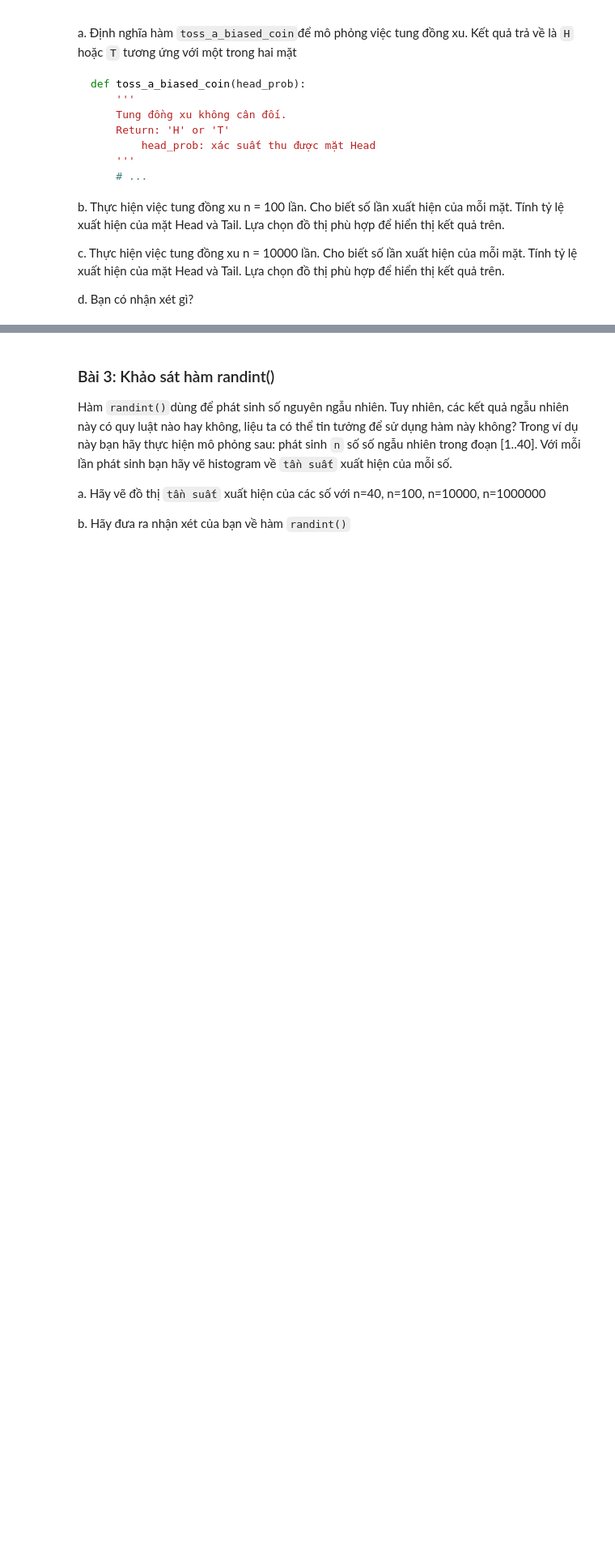
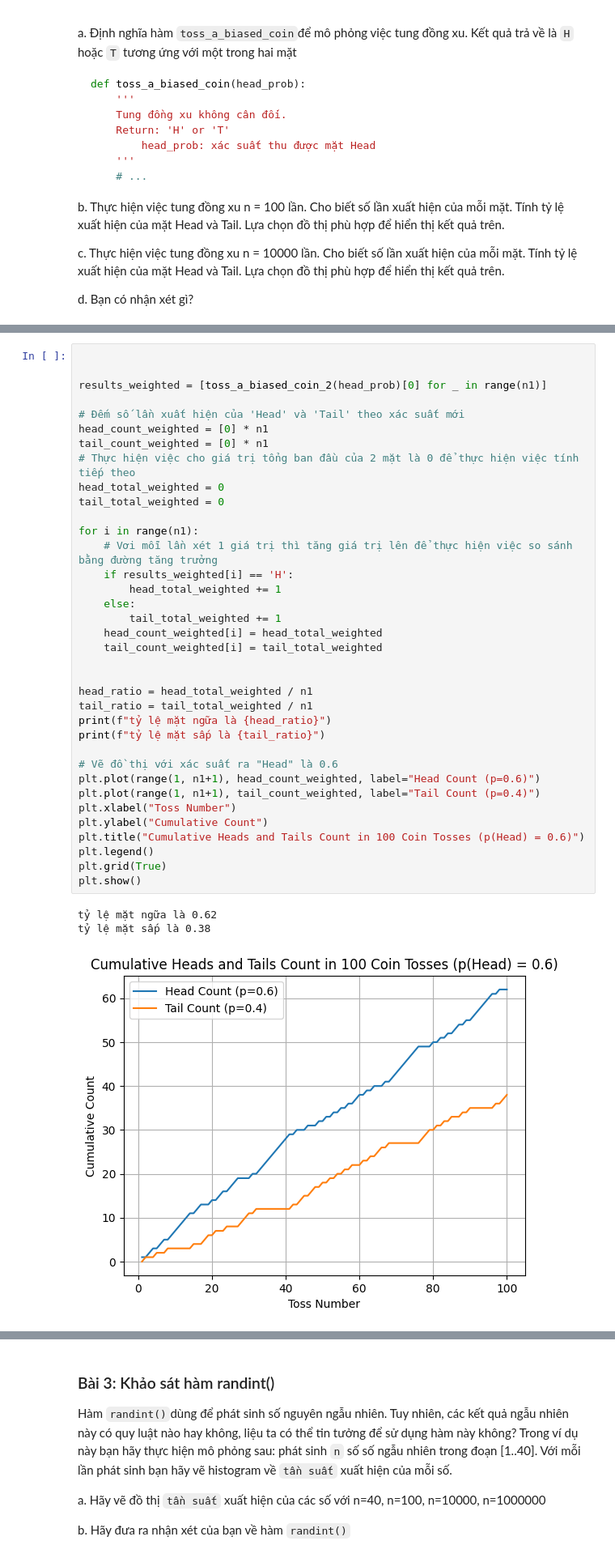
Before and after one commit to ur77ec17235/Computer-statistics_and_applications, a Jupyter notebook: labs/tkud_lab03_simulation-and-data.ipynb, the cells around one changed output, grey strips where cells are left out. Shown at 81% size. Saved outputs shown, nothing was run; the diff lists cells and outputs as text; blank space fills up the shorter version.

```diff
--- a/labs/tkud_lab03_simulation-and-data.ipynb
+++ b/labs/tkud_lab03_simulation-and-data.ipynb
@@ -50,0 +120,40 @@ d. Bạn có nhận xét gì?
+# %%
+
+
+results_weighted = [toss_a_biased_coin_2(head_prob)[0] for _ in range(n1)]
+
+# Đếm số lần xuất hiện của 'Head' và 'Tail' theo xác suất mới
+head_count_weighted = [0] * n1
+tail_count_weighted = [0] * n1
+# Thực hiện việc cho giá trị tổng ban đầu của 2 mặt là 0 để thực hiện việc tính tiếp theo
+head_total_weighted = 0
+tail_total_weighted = 0
+
+for i in range(n1):
+    # Vơi mỗi lần xét 1 giá trị thì tăng giá trị lên để thực hiện việc so sánh bằng đường tăng trưởng
+    if results_weighted[i] == 'H':
+        head_total_weighted += 1
+    else:
+        tail_total_weighted += 1
+    head_count_weighted[i] = head_total_weighted
+    tail_count_weighted[i] = tail_total_weighted
+
+
+head_ratio = head_total_weighted / n1
+tail_ratio = tail_total_weighted / n1
+print(f"tỷ lệ mặt ngữa là {head_ratio}")
+print(f"tỷ lệ mặt sấp là {tail_ratio}")
+
+# Vẽ đồ thị với xác suất ra "Head" là 0.6
+plt.plot(range(1, n1+1), head_count_weighted, label="Head Count (p=0.6)")
+plt.plot(range(1, n1+1), tail_count_weighted, label="Tail Count (p=0.4)")
+plt.xlabel("Toss Number")
+plt.ylabel("Cumulative Count")
+plt.title("Cumulative Heads and Tails Count in 100 Coin Tosses (p(Head) = 0.6)")
+plt.legend()
+plt.grid(True)
+plt.show()
+# %% [output]
+tỷ lệ mặt ngữa là 0.62
+tỷ lệ mặt sấp là 0.38
+[figure, added]
```
Also changed, not shown: parts of 30 cells of this notebook, 2 other files.
